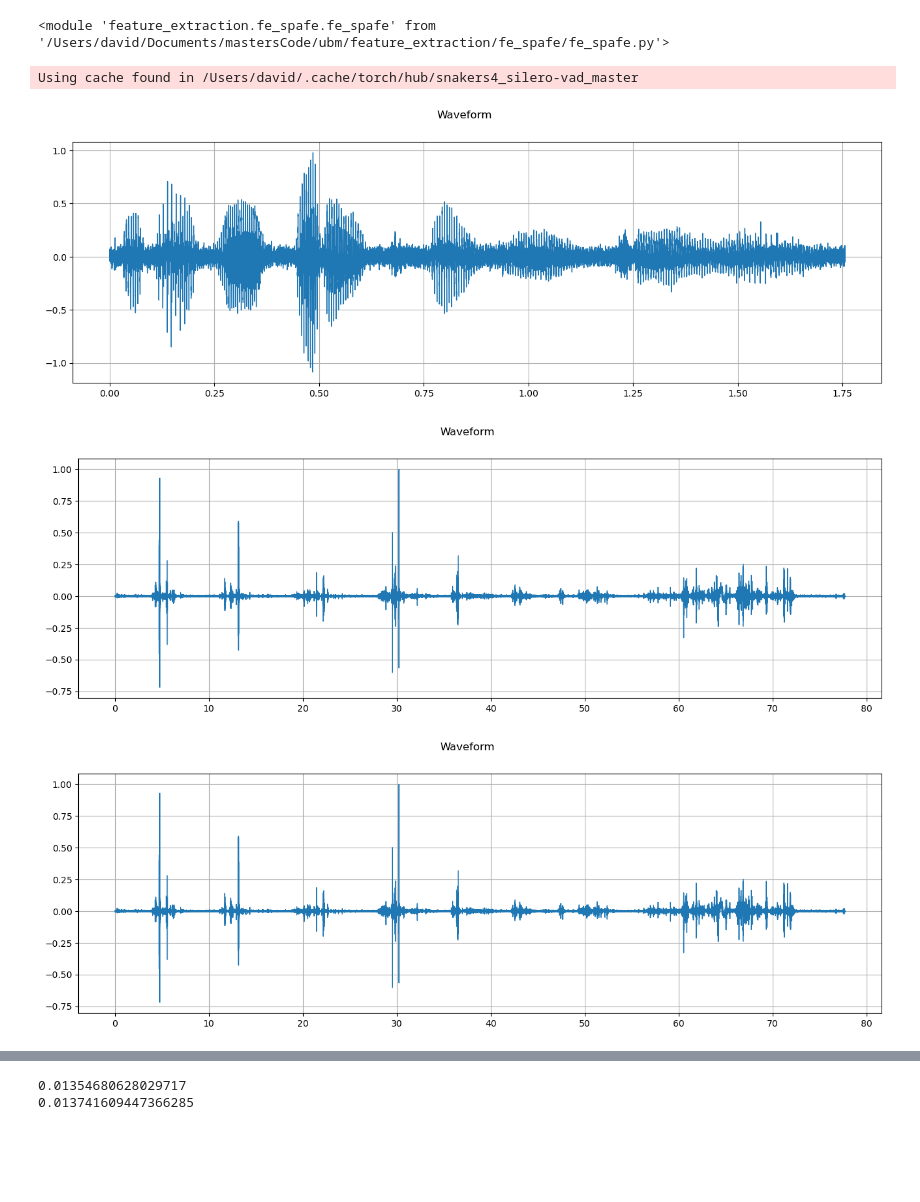
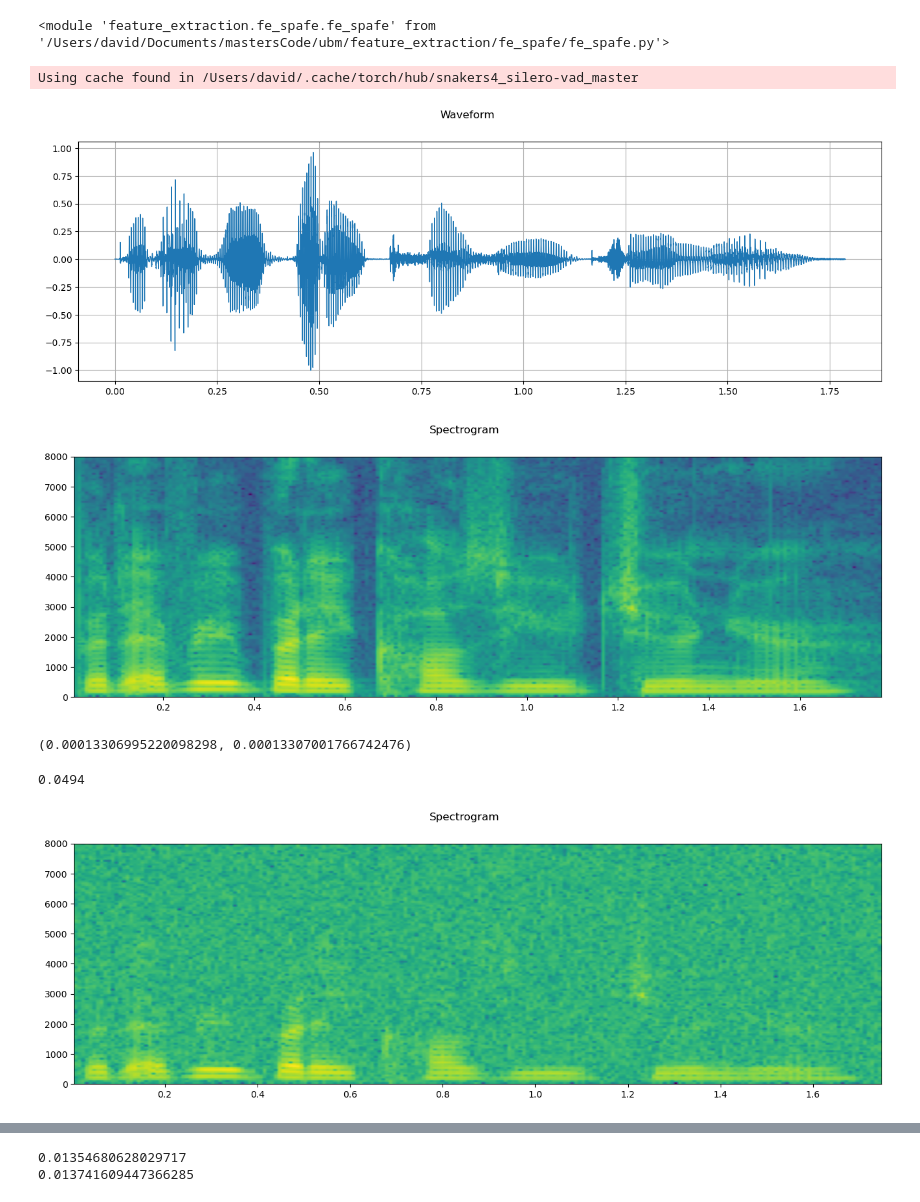
Before and after one commit to Davidjames9610/ubm, a Jupyter notebook: my_torch/tuts2/torch_transforms_demo.ipynb, the cells around one changed output, grey strips where cells are left out. Saved outputs shown, nothing was run; the diff lists cells and outputs as text; code cells hidden in the pictures; blank space fills up the shorter version.

Commit message:
/pmhmm almost finished noise transforms

```diff
--- a/my_torch/tuts2/torch_transforms_demo.ipynb
+++ b/my_torch/tuts2/torch_transforms_demo.ipynb
@@ -54,27 +54,37 @@ test_file = ads_all.files[0]
 # %%
 import torch_transforms as torch_t
 import my_torch.torchio as tio
 reload(torch_t)
 reload(tio)
 
 # not quite working ?
 compose_transform = torch_t.ComposeTransform([
-    torch_t.FileToTensor(),
+    torch_t.FileToTensorLPF(),
     torch_t.NormalizeSox(),
     torch_t.SileroVad(),
-    torch_t.AddGaussianWhiteNoise(10)
+    # torch_t.AddGaussianWhiteNoise(10)
     ])
 
 transformed_audio = compose_transform(test_file)
 
 tio.plot_waveform(transformed_audio)
+tio.plot_specgram(transformed_audio, sample_rate=config.SAMPLE_RATE)
+
+# not quite working ?
+# compose_transform = torch_t.ComposeTransform([
+#     torch_t.FileToTensor(),
+#     torch_t.NormalizeSox(),
+#     torch_t.SileroVad(),
+#     torch_t.AddReverb(),
+#     torch_t.AddGaussianWhiteNoise(20)
+#     ])
+#
+# transformed_audio = compose_transform(test_file)
+#
+# tio.plot_waveform(transformed_audio)
+# tio.plot_specgram(transformed_audio, sample_rate=config.SAMPLE_RATE)
+# tio.play_audio(transformed_audio, sample_rate=config.SAMPLE_RATE)
 # %% [output]
 Using cache found in /Users/david/.cache/torch/hub/snakers4_silero-vad_master
-[figure, old version]
+[figure, new version]
+[figure, added]
-# %%
-
-transform_test = torch_t.AddNoiseFromFile(10, noise_file_index=10)
-transform_test.plot_play_noise()
-# %% [output]
-[figure, removed]
-[figure, removed]
@@ -80,0 +99,12 @@ transform_test.plot_play_noise()
+# %%
+noise_transform_two(transformed_audio)
+# %% [output]
+(0.00013306995220098298, 0.00013307001766742476)
+# %%
+0.0247 * 2
+# %% [output]
+0.0494
+# %%
+tio.plot_specgram(transformed_audio, config.SAMPLE_RATE)
+# %% [output]
+[figure, added]
```
Also changed, not shown: parts of 6 cells of this notebook, 12 other files.
